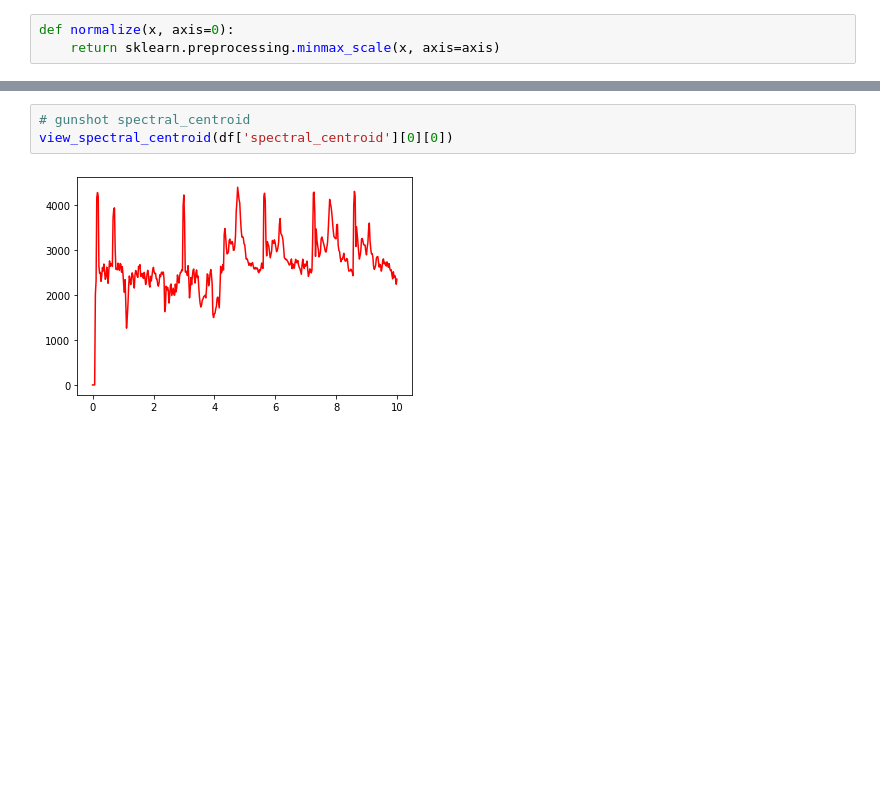
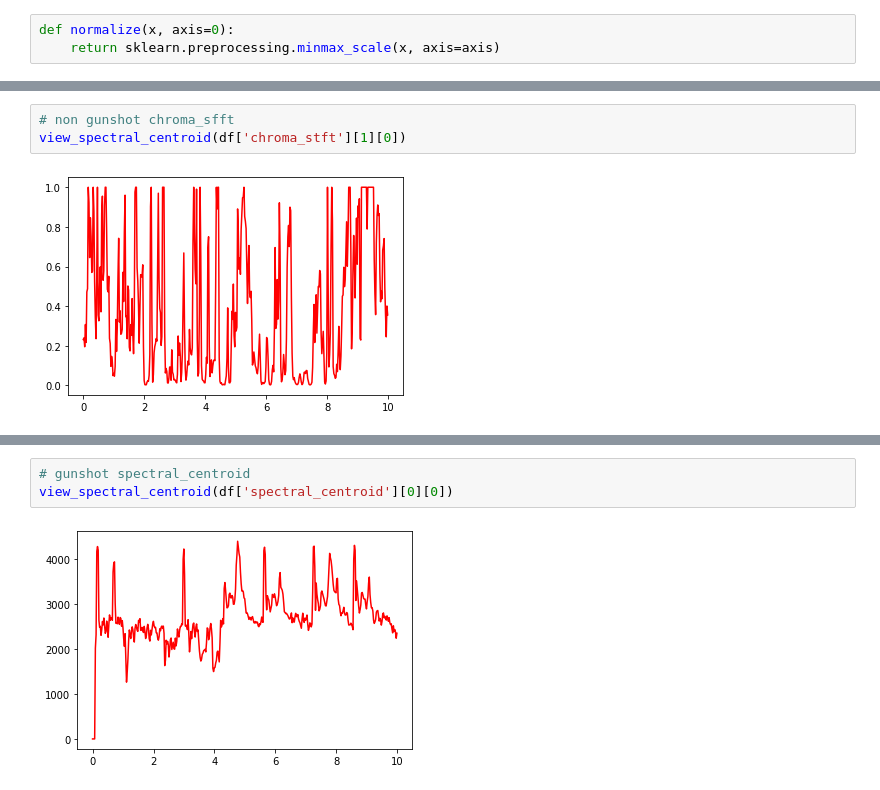
Before and after one commit to googleinterns/activity-recognition, a Jupyter notebook: location/lbs/activity/audioset/training/visualize_features.ipynb, the cells around one changed output, grey strips where cells are left out. Drawn from its saved outputs; the diff is of its cells as text; blank space fills up the shorter version.

```diff
--- a/location/lbs/activity/audioset/training/visualize_features.ipynb
+++ b/location/lbs/activity/audioset/training/visualize_features.ipynb
@@ -107,0 +118,5 @@ def view_spectral_centroid(feature):
+# %%
+# non gunshot chroma_sfft
+view_spectral_centroid(df['chroma_stft'][1][0])
+# %% [output]
+[figure, added]
```
Also changed, not shown: parts of 29 cells of this notebook.
